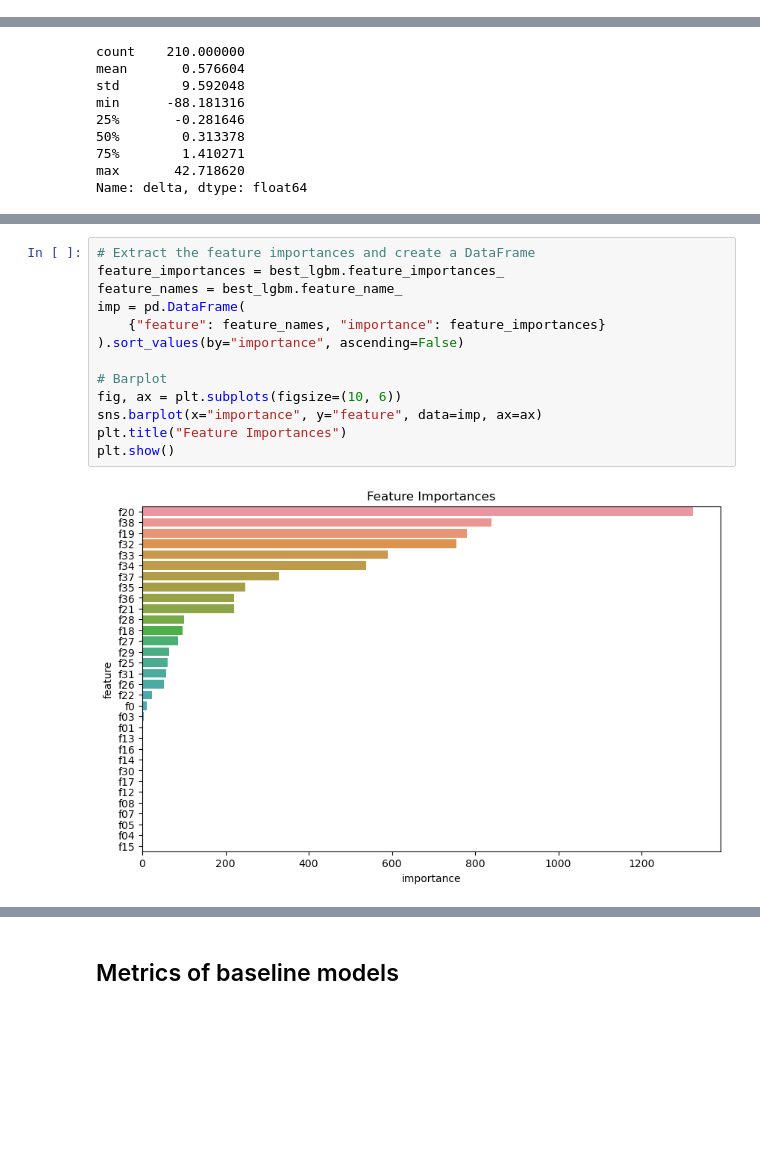
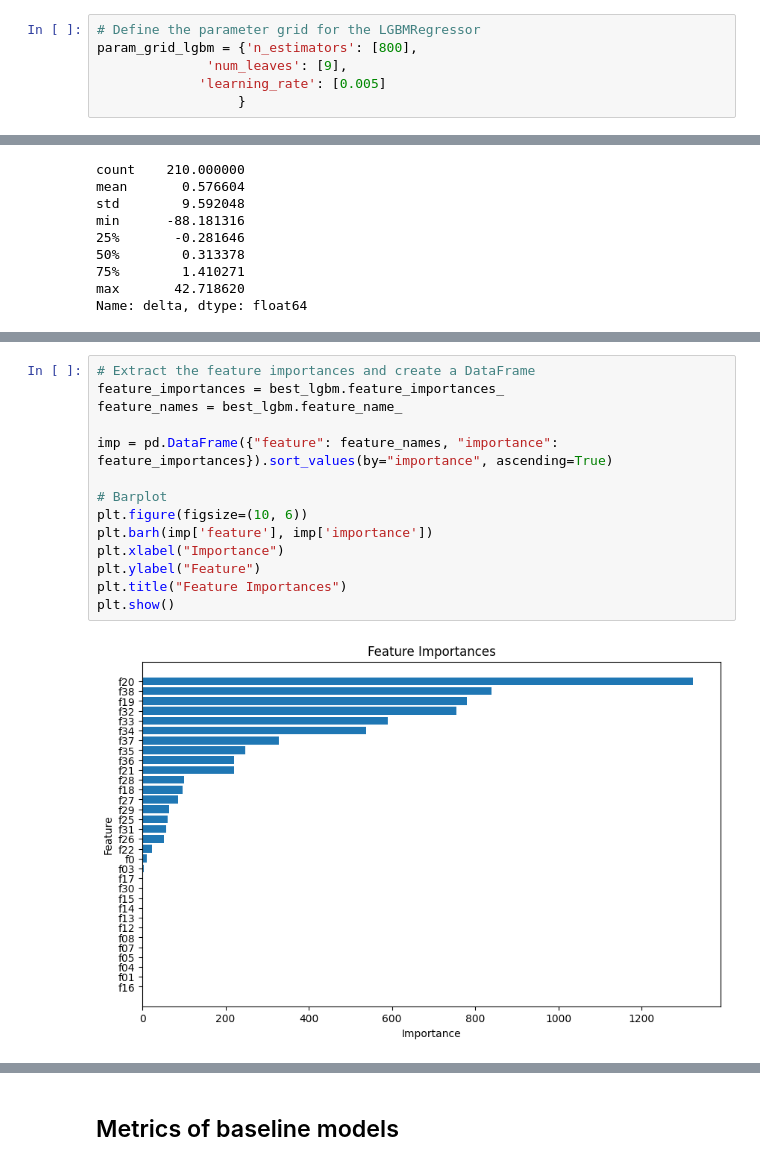
Before and after one commit to ivansakov/micromobility-projects, a Jupyter notebook: Malmo_project/Prediction_model/Prediction_model.ipynb, the cells around one changed output, grey strips where cells are left out. Drawn from its saved outputs; the diff is of its cells as text; blank space fills up the shorter version.

Commit message:
Add Feature Importance

```diff
--- a/Malmo_project/Prediction_model/Prediction_model.ipynb
+++ b/Malmo_project/Prediction_model/Prediction_model.ipynb
@@ -224,6 +223,12 @@ param_grid_lgbm = {'n_estimators': range(600, 1200, 100),
               'num_leaves': [3,6,9,12],
              'learning_rate': [0.001, 0.005, 0.01, 0.05, 0.1]
                   }
+# %%
+# Define the parameter grid for the LGBMRegressor
+param_grid_lgbm = {'n_estimators': [800],
+              'num_leaves': [9],
+             'learning_rate': [0.005]
+                  }
 # %%
 # Create a LGBMRegressor
 
@@ -316,15 +321,16 @@ plt.ylabel('Frequency');
 # %%
 # Extract the feature importances and create a DataFrame
 feature_importances = best_lgbm.feature_importances_
 feature_names = best_lgbm.feature_name_
-imp = pd.DataFrame(
-    {"feature": feature_names, "importance": feature_importances}
-).sort_values(by="importance", ascending=False)
+
+imp = pd.DataFrame({"feature": feature_names, "importance": feature_importances}).sort_values(by="importance", ascending=True)
 
 # Barplot
-fig, ax = plt.subplots(figsize=(10, 6))
-sns.barplot(x="importance", y="feature", data=imp, ax=ax)
+plt.figure(figsize=(10, 6))
+plt.barh(imp['feature'], imp['importance'])
+plt.xlabel("Importance")
+plt.ylabel("Feature")
 plt.title("Feature Importances")
 plt.show()
 # %% [output]
-[figure, old version]
+[figure, new version]
```
Also changed, not shown: parts of 3 cells of this notebook.
